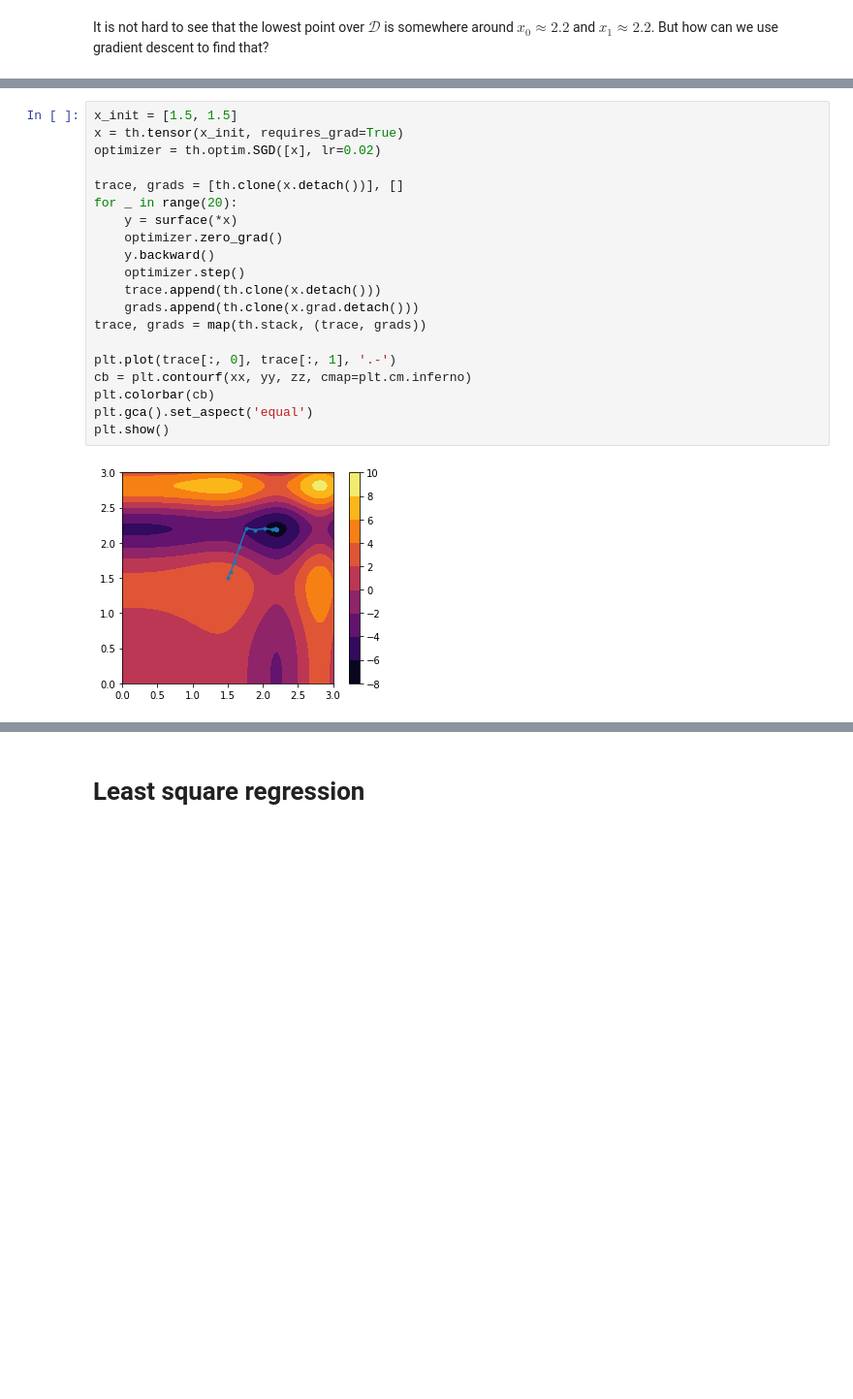
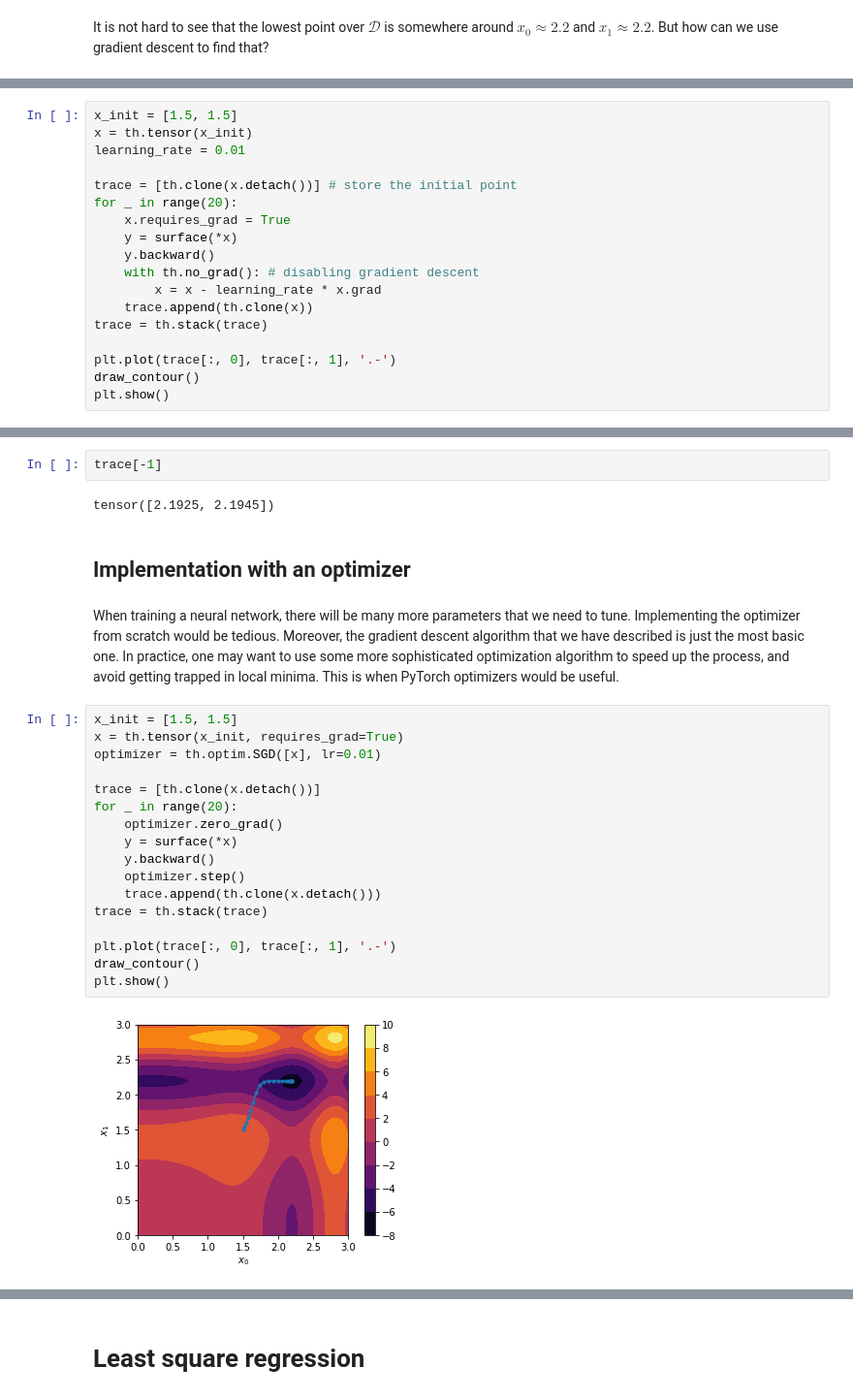
Before and after one commit to fanurs/pytorch-notes, a Jupyter notebook: notes/tut04_optimizer.ipynb, the cells around one changed output, grey strips where cells are left out. Shown at 97% size. Drawn from its saved outputs; the diff is of its cells as text; blank space fills up the shorter version.

```diff
--- a/notes/tut04_optimizer.ipynb
+++ b/notes/tut04_optimizer.ipynb
@@ -47,0 +58,18 @@ where $n = 0, 1, \ldots$.
+# %%
+x_init = [1.5, 1.5]
+x = th.tensor(x_init)
+learning_rate = 0.01
+
+trace = [th.clone(x.detach())] # store the initial point
+for _ in range(20):
+    x.requires_grad = True
+    y = surface(*x)
+    y.backward()
+    with th.no_grad(): # disabling gradient descent
+        x = x - learning_rate * x.grad
+    trace.append(th.clone(x))
+trace = th.stack(trace)
+
+plt.plot(trace[:, 0], trace[:, 1], '.-')
+draw_contour()
+plt.show()
@@ -48,22 +82,27 @@ where $n = 0, 1, \ldots$.
+# %%
+trace[-1]
+# %% [output]
+tensor([2.1925, 2.1945])
+# %% [markdown]
+## Implementation with an optimizer
+# %% [markdown]
+When training a neural network, there will be many more parameters that we need to tune. Implementing the optimizer from scratch would be tedious. Moreover, the gradient descent algorithm that we have described is just the most basic one. In practice, one may want to use some more sophisticated optimization algorithm to speed up the process, and avoid getting trapped in local minima. This is when PyTorch optimizers would be useful.
 # %%
 x_init = [1.5, 1.5]
 x = th.tensor(x_init, requires_grad=True)
-optimizer = th.optim.SGD([x], lr=0.02)
+optimizer = th.optim.SGD([x], lr=0.01)
 
-trace, grads = [th.clone(x.detach())], []
+trace = [th.clone(x.detach())]
 for _ in range(20):
+    optimizer.zero_grad()
     y = surface(*x)
-    optimizer.zero_grad()
     y.backward()
     optimizer.step()
     trace.append(th.clone(x.detach()))
-    grads.append(th.clone(x.grad.detach()))
-trace, grads = map(th.stack, (trace, grads))
+trace = th.stack(trace)
 
 plt.plot(trace[:, 0], trace[:, 1], '.-')
-cb = plt.contourf(xx, yy, zz, cmap=plt.cm.inferno)
-plt.colorbar(cb)
-plt.gca().set_aspect('equal')
+draw_contour()
 plt.show()
 # %% [output]
-[figure, old version]
+[figure, new version]
```
Also changed, not shown: parts of 30 cells of this notebook.
